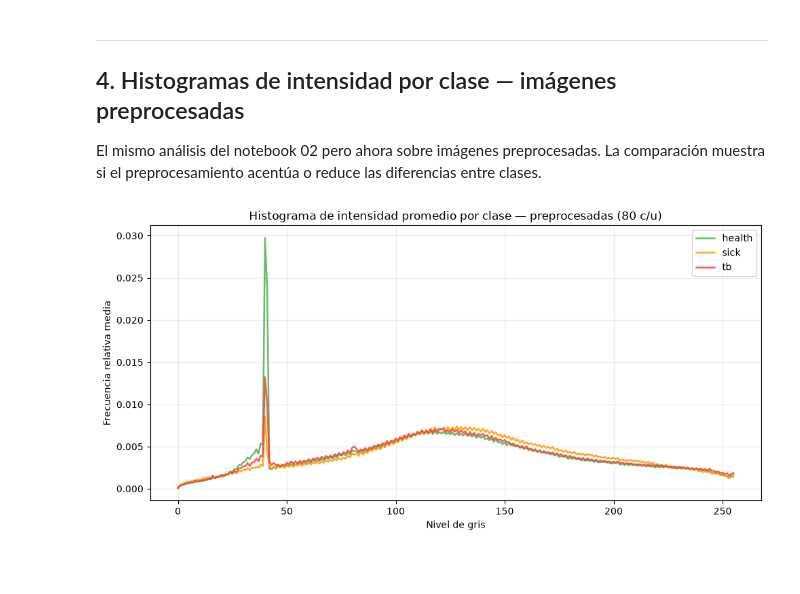
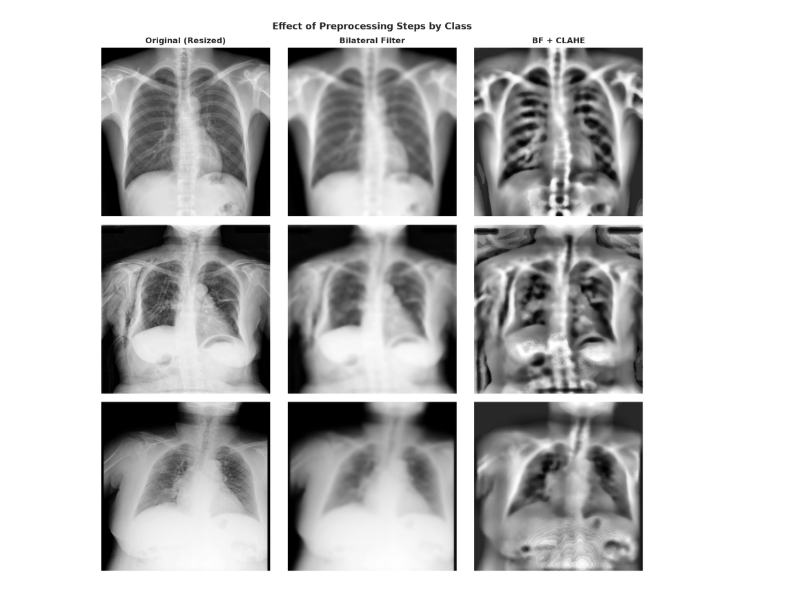
Before and after one commit to KevEstr/CAD_TBX11K, a Jupyter notebook: notebooks/03_Preprocesamiento.ipynb, the cells around one changed output. Drawn from its saved outputs; the diff is of its cells as text; code cells hidden in the pictures; blank space fills up the shorter version.

```diff
--- a/notebooks/03_Preprocesamiento.ipynb
+++ b/notebooks/03_Preprocesamiento.ipynb
@@ -29,19 +0,0 @@ random.seed(42)
-# %%
-DATA_ROOT  = os.path.join(os.path.expanduser('~'), '.cache', 'kagglehub',
-                          'datasets', 'usmanshams', 'tbx-11', 'versions', '1', 'TBX11K')
-IMG_SIZE   = (256, 256)
-LABEL_MAP  = {'health': 0, 'sick': 1, 'tb': 2}
-VALID_EXTS = ('.png', '.jpg', '.jpeg')
-
-records = []
-imgs_dir = Path(DATA_ROOT) / 'imgs'
-for class_name, label in LABEL_MAP.items():
-    class_dir = imgs_dir / class_name
-    if not class_dir.is_dir():
-        continue
-    for f in class_dir.iterdir():
-        if f.suffix.lower() in VALID_EXTS:
-            records.append({'image_path': str(f), 'class_name': class_name, 'label': label})
-
-df_base = pd.DataFrame(records)
-print(f'Imágenes cargadas: {len(df_base)}')
@@ -49,0 +61,16 @@ Imágenes cargadas: 8400
+# %%
+# Se carga el DataFrame base desde data/df_base.csv.
+# Si aún no existe, ejecutar primero el notebook 01 para generarlo.
+
+CSV_PATH = Path('..') / 'data' / 'df_base.csv'
+
+if CSV_PATH.exists():
+    df_base = pd.read_csv(CSV_PATH)
+    print(f'DataFrame cargado desde: {CSV_PATH.resolve()}')
+    print(f'Total imágenes: {len(df_base)}')
+else:
+    print(f'[ERROR] No se encontró: {CSV_PATH.resolve()}')
+    print('Ejecuta primero el notebook 01 para generar df_base.csv')
+
+print()
+print(df_base['class_name'].value_counts())
@@ -115,34 +117,8 @@ plt.show()
-# %% [markdown]
----
-## 4. Histogramas de intensidad por clase — imágenes preprocesadas
-
-El mismo análisis del notebook 02 pero ahora sobre imágenes preprocesadas.
-La comparación muestra si el preprocesamiento acentúa o reduce las diferencias
-entre clases.
-# %%
-N_HIST = 80
-PALETTE = {'health': '#4CAF50', 'sick': '#FF9800', 'tb': '#F44336'}
-
-plt.figure(figsize=(10, 5))
-
-for class_name, color in PALETTE.items():
-    muestras  = df_base[df_base['class_name'] == class_name].sample(N_HIST, random_state=42)
-    hist_acum = np.zeros(256)
-    for _, row in muestras.iterrows():
-        img = preprocess(row['image_path'])
-        if img is None:
-            continue
-        h = cv2.calcHist([img], [0], None, [256], [0, 256]).flatten()
-        hist_acum += h / h.sum()
-    hist_acum /= N_HIST
-    plt.plot(hist_acum, color=color, label=class_name, linewidth=1.8, alpha=0.85)
-
-plt.title(f'Histograma de intensidad promedio por clase — preprocesadas ({N_HIST} c/u)')
-plt.xlabel('Nivel de gris')
-plt.ylabel('Frecuencia relativa media')
-plt.legend()
-plt.grid(True, alpha=0.25)
-plt.tight_layout()
-plt.show()
-# %% [output]
-[figure, removed]
+# %%
+# Se muestra el efecto acumulado de cada paso sobre una imagen representativa
+# de cada clase. La visualización en tres columnas permite detectar visualmente
+# si algún paso introduce artefactos o degrada la imagen.
+
+plot_preprocessing_steps(df_base)
+# %% [output]
+[figure, added]
```
Also changed, not shown: parts of 30 cells of this notebook, 11 other files.
